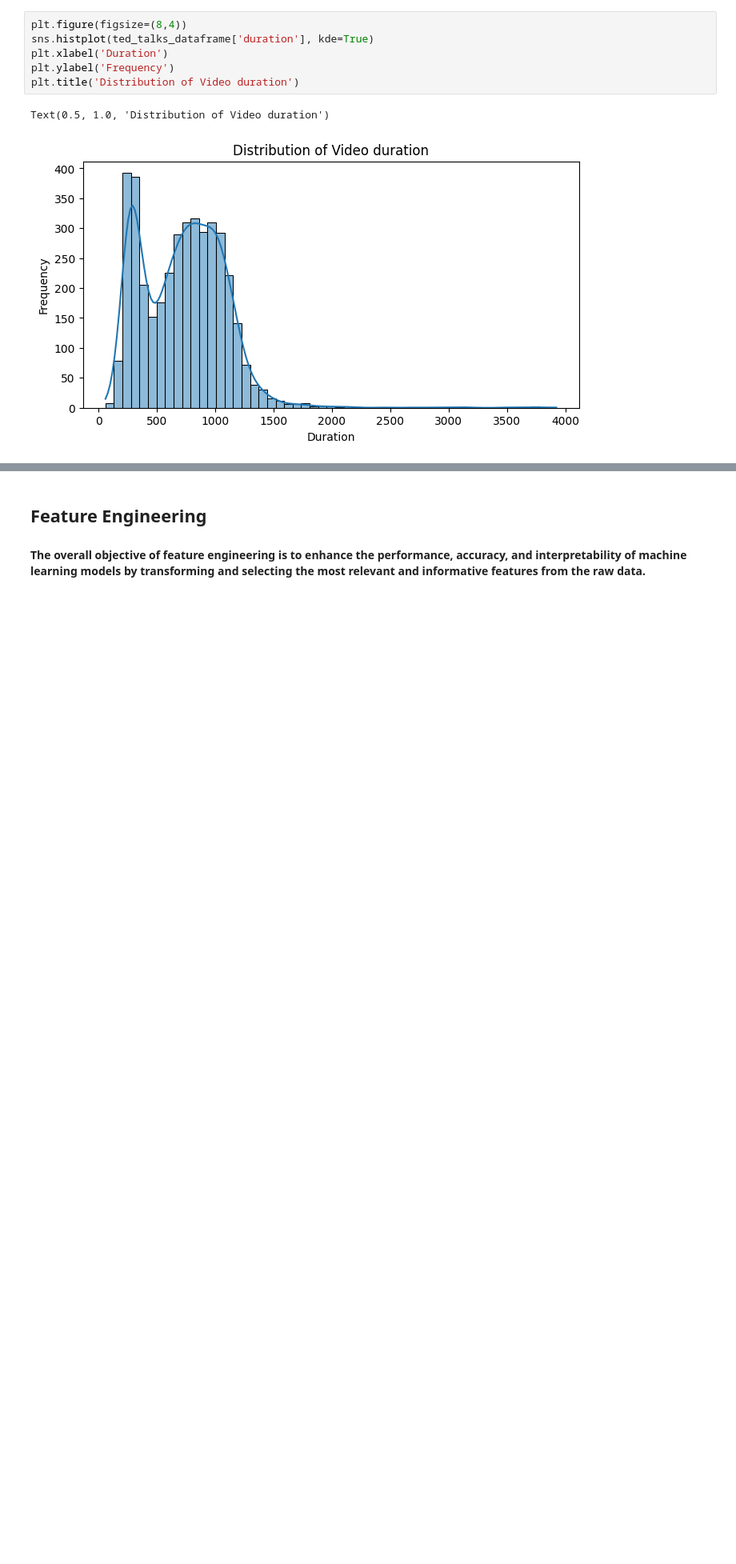
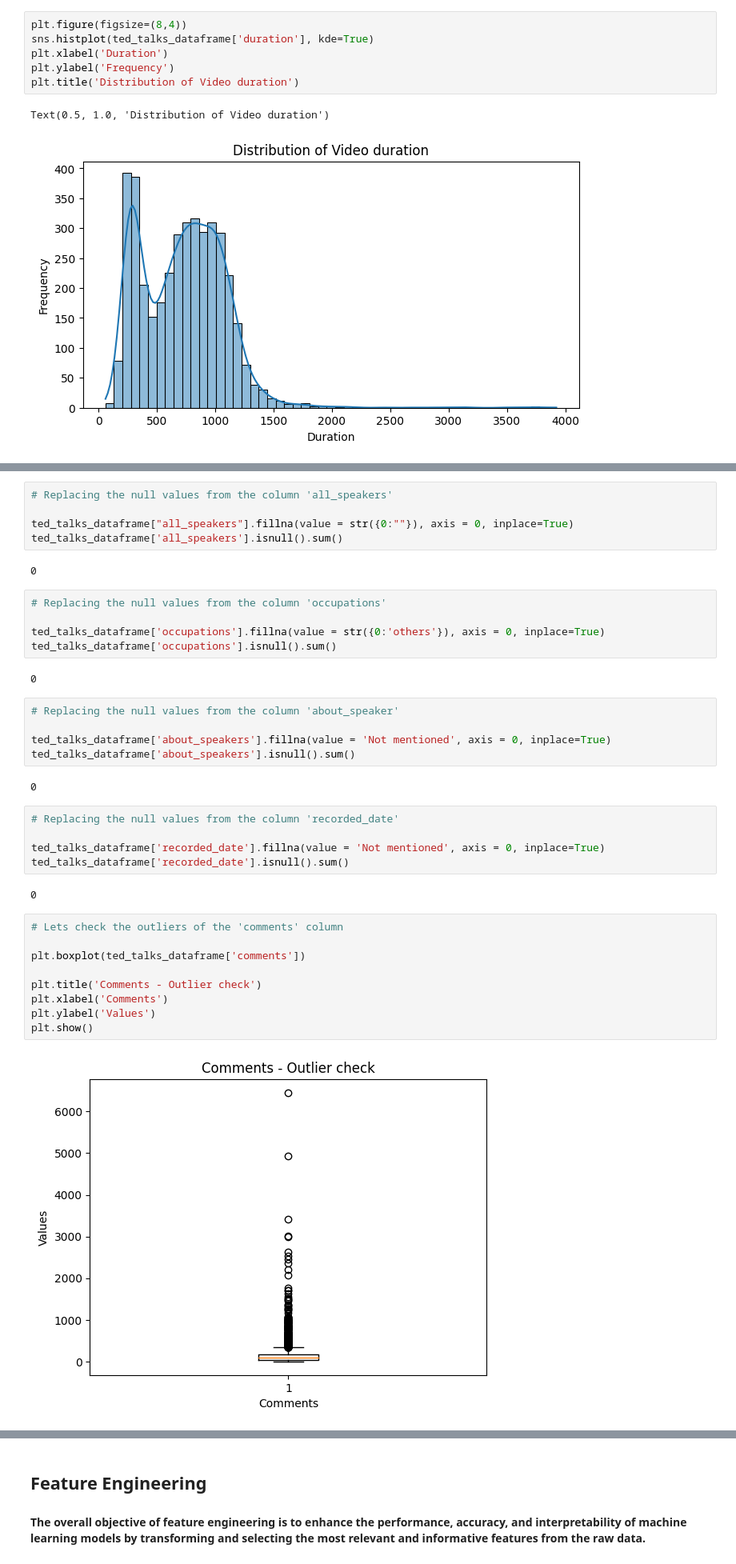
Before and after one commit to Mohamed-Harish-M-123/Capstone-Project-II, a Jupyter notebook: TED_Talks_views_prediction.ipynb, the cells around one changed output, grey strips where cells are left out. Shown at 80% size. Drawn from its saved outputs; the diff is of its cells as text; blank space fills up the shorter version.

```diff
--- a/TED_Talks_views_prediction.ipynb
+++ b/TED_Talks_views_prediction.ipynb
@@ -462,0 +465,39 @@ Text(0.5, 1.0, 'Distribution of Video duration')
+# %%
+# Replacing the null values from the column 'all_speakers'
+
+ted_talks_dataframe["all_speakers"].fillna(value = str({0:""}), axis = 0, inplace=True)
+ted_talks_dataframe['all_speakers'].isnull().sum()
+# %% [output]
+0
+# %%
+# Replacing the null values from the column 'occupations'
+
+ted_talks_dataframe['occupations'].fillna(value = str({0:'others'}), axis = 0, inplace=True)
+ted_talks_dataframe['occupations'].isnull().sum()
+# %% [output]
+0
+# %%
+# Replacing the null values from the column 'about_speaker'
+
+ted_talks_dataframe['about_speakers'].fillna(value = 'Not mentioned', axis = 0, inplace=True)
+ted_talks_dataframe['about_speakers'].isnull().sum()
+# %% [output]
+0
+# %%
+# Replacing the null values from the column 'recorded_date'
+
+ted_talks_dataframe['recorded_date'].fillna(value = 'Not mentioned', axis = 0, inplace=True)
+ted_talks_dataframe['recorded_date'].isnull().sum()
+# %% [output]
+0
+# %%
+# Lets check the outliers of the 'comments' column
+
+plt.boxplot(ted_talks_dataframe['comments'])
+
+plt.title('Comments - Outlier check')
+plt.xlabel('Comments')
+plt.ylabel('Values')
+plt.show()
+# %% [output]
+[figure, added]
```
Also changed, not shown: parts of 14 cells of this notebook.
